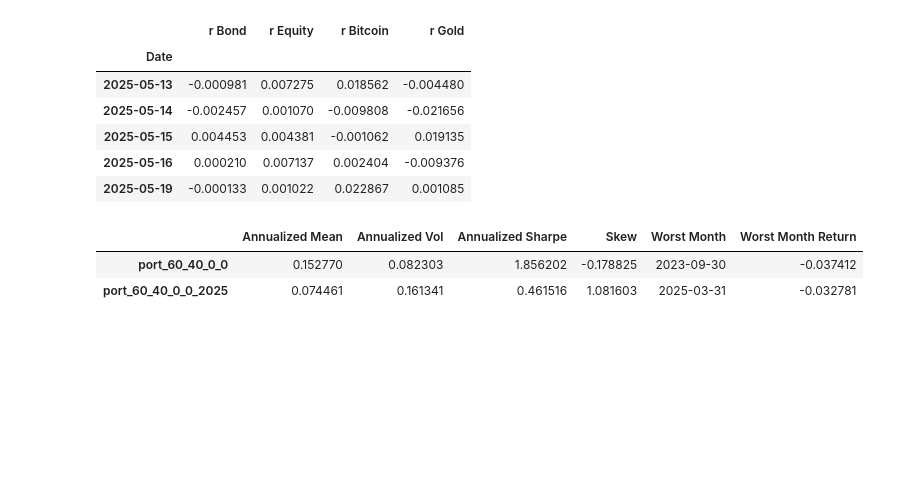
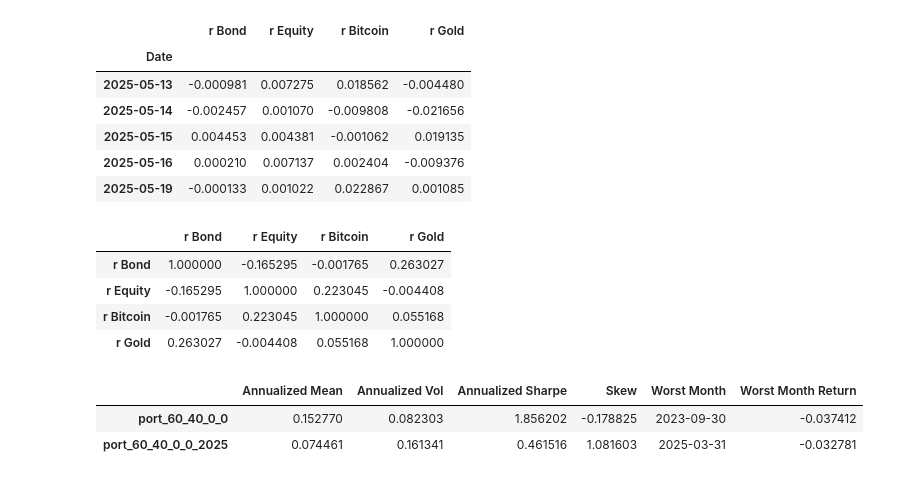
Before and after one commit to gothchico/multi-asset-with-bitcoin, a Jupyter notebook: risk-budgeting-portfolio.ipynb, the cells around one changed output. Saved outputs shown, nothing was run; the diff lists cells and outputs as text; code cells hidden in the pictures; blank space fills up the shorter version.

```diff
--- a/risk-budgeting-portfolio.ipynb
+++ b/risk-budgeting-portfolio.ipynb
@@ -69,6 +70,14 @@ returns.tail()
 | 2025-05-15 | 0.004453 | 0.004381 | -0.001062 | 0.019135 |
 | 2025-05-16 | 0.000210 | 0.007137 | 0.002404 | -0.009376 |
 | 2025-05-19 | -0.000133 | 0.001022 | 0.022867 | 0.001085 |
+# %%
+returns.corr()
+# %% [output]
+|  | r Bond | r Equity | r Bitcoin | r Gold |
+| r Bond | 1.000000 | -0.165295 | -0.001765 | 0.263027 |
+| r Equity | -0.165295 | 1.000000 | 0.223045 | -0.004408 |
+| r Bitcoin | -0.001765 | 0.223045 | 1.000000 | 0.055168 |
+| r Gold | 0.263027 | -0.004408 | 0.055168 | 1.000000 |
 # %%
 #equity / bond / gold / BTC 2023&2024; 2025
 Metrics_df = pd.DataFrame()
```
Also changed, not shown: parts of 3 cells of this notebook, 1 other file.
